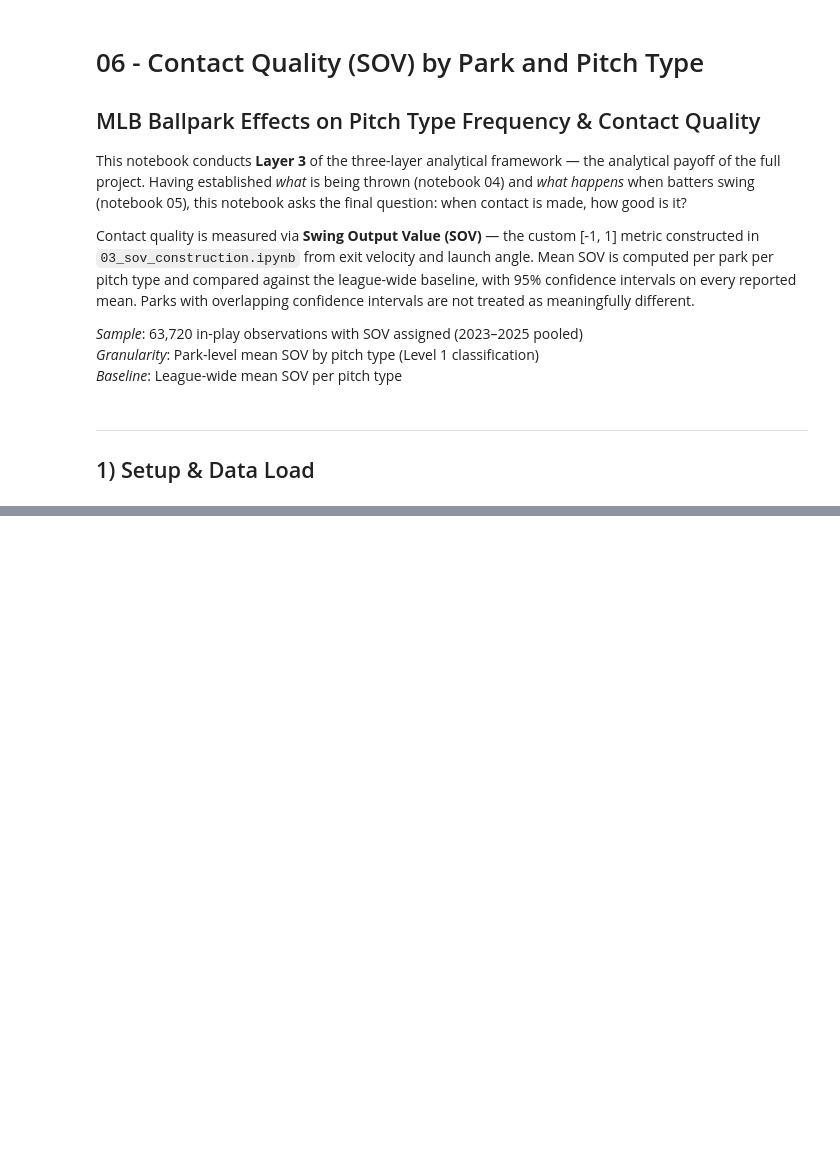
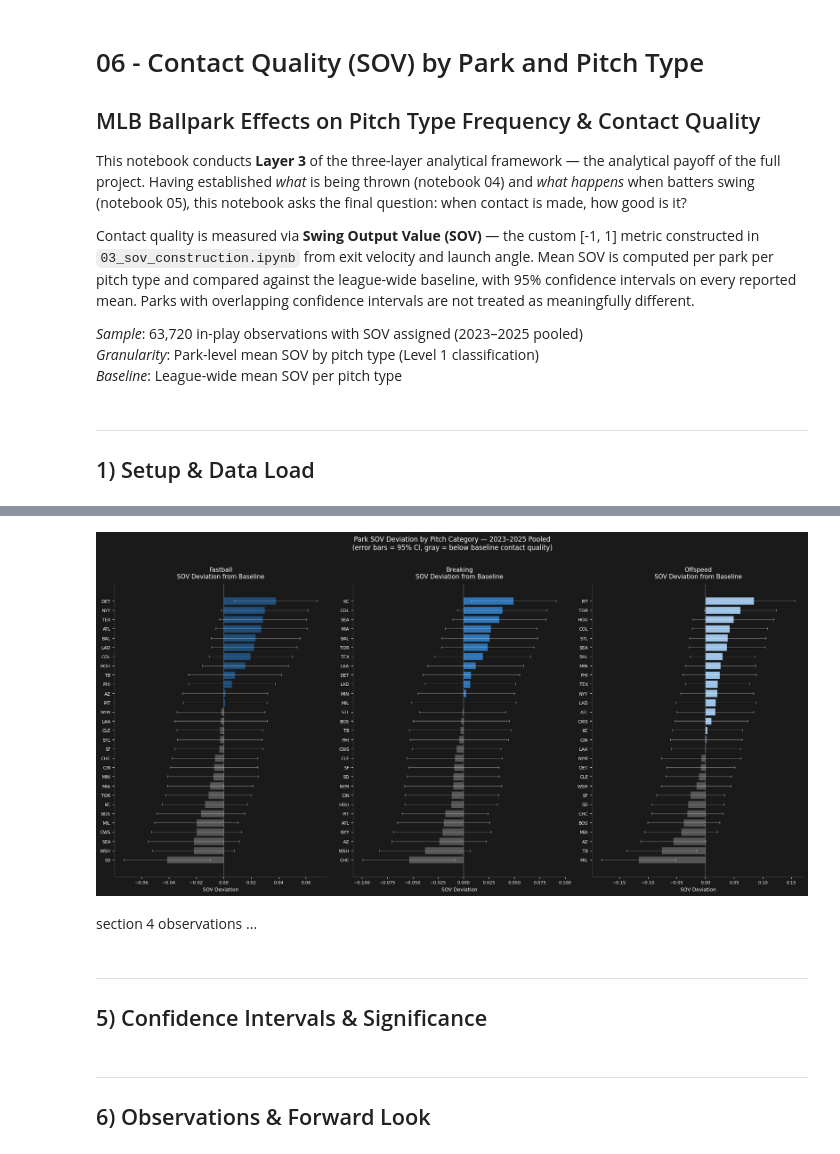
Before and after one commit to brycemgelarden/MLB_Ballpark_Factor_Analysis, a Jupyter notebook: notebooks/06_contact_quality_by_pitch.ipynb, the cells around one changed output, grey strips where cells are left out. Saved outputs shown, nothing was run; the diff lists cells and outputs as text; code cells hidden in the pictures; blank space fills up the shorter version.

```diff
--- a/notebooks/06_contact_quality_by_pitch.ipynb
+++ b/notebooks/06_contact_quality_by_pitch.ipynb
@@ -24,0 +304,13 @@ ___
+# %%
+# Deviations from league avg. by pitch type
+
+sov_deviations = {}
+for cat in ["Fastball", "Breaking", "Offspeed"]:
+    park_means   = park_sov_by_cat.xs(cat, level="pitch_category")["mean_sov"]
+    baseline_mean = league_sov_by_cat.loc[cat, "mean_sov"]
+    sov_deviations[cat] = (park_means - baseline_mean).rename("sov_deviation")
+
+print("SOV Deviation from League Baseline by Pitch Category\n")
+for cat in ["Fastball", "Breaking", "Offspeed"]:
+    print(f"\n── {cat} ──────────────────────────────")
+    print(sov_deviations[cat].sort_values(ascending=False).round(4).to_string())
@@ -24,0 +335,44 @@ ___
+# %%
+# Visualized SOV Deviation by Pitch Type by Park
+
+fig, axes = plt.subplots(1, 3, figsize=(18, 9), sharey=False)
+
+for ax, cat in zip(axes, ["Fastball", "Breaking", "Offspeed"]):
+    dev     = sov_deviations[cat].sort_values(ascending=True)
+    ci_vals = park_sov_by_cat.xs(cat, level="pitch_category").loc[dev.index, "ci_95"]
+    colors  = [COLORS[cat] if v > 0 else "#555555" for v in dev.values]
+
+    ax.barh(
+        dev.index,
+        dev.values,
+        xerr=ci_vals,
+        color=colors,
+        edgecolor="#1a1a1a",
+        linewidth=0.5,
+        error_kw=dict(ecolor="white", capsize=2, linewidth=0.6, alpha=0.5),
+    )
+    ax.axvline(0, color="white", linewidth=0.8, linestyle="--", alpha=0.6)
+    ax.set_title(f"{cat}\nSOV Deviation from Baseline", color="white", fontsize=11, pad=10)
+    ax.set_xlabel("SOV Deviation", color="white", fontsize=9)
+    ax.tick_params(colors="white", labelsize=8)
+    ax.set_facecolor("#1a1a1a")
+    ax.spines[["top", "right"]].set_visible(False)
+    ax.spines[["left", "bottom"]].set_color("#444444")
+
+fig.patch.set_facecolor("#1a1a1a")
+fig.suptitle(
+    "Park SOV Deviation by Pitch Category — 2023–2025 Pooled\n(error bars = 95% CI, gray = below baseline contact quality)",
+    color="white", fontsize=12, y=1.01
+)
+plt.tight_layout()
+plt.show()
+# %% [output]
+[figure, added]
+# %% [markdown]
+section 4 observations ...
+# %% [markdown]
+___
+## 5) Confidence Intervals & Significance
+# %% [markdown]
+___
+## 6) Observations & Forward Look
```
Also changed, not shown: parts of 14 cells of this notebook.
